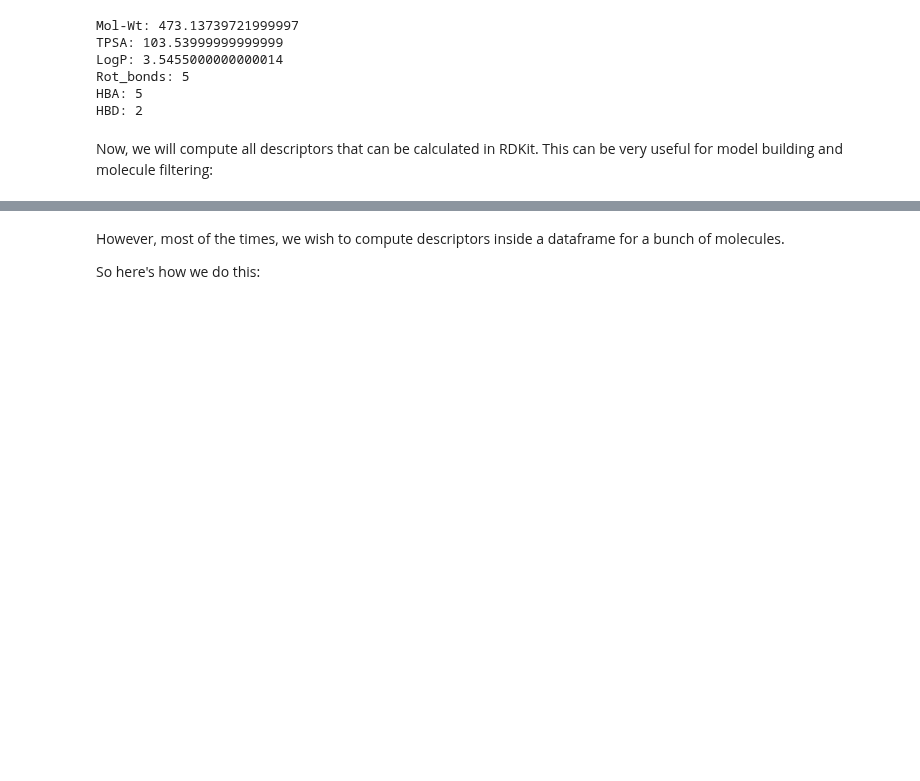
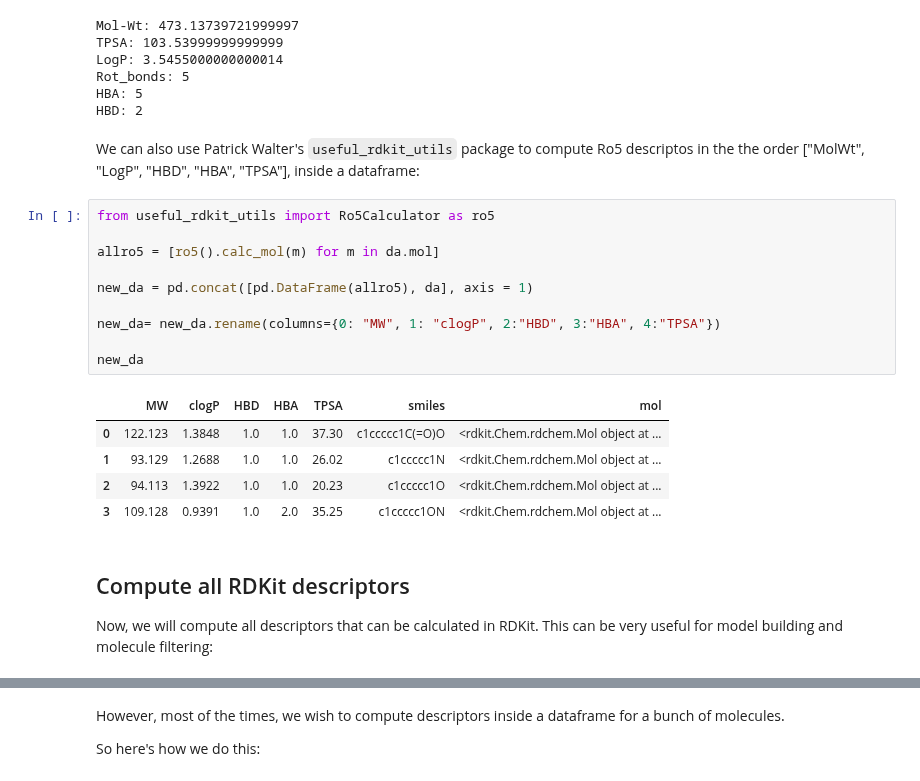
Before and after one commit to ganesh7shahane/useful_cheminformatics, a Jupyter notebook: 1_DrawMoleculesAndComputeDescriptors.ipynb, the cells around one changed output, grey strips where cells are left out. Drawn from its saved outputs; the diff is of its cells as text; blank space fills up the shorter version.

````diff
--- a/1_DrawMoleculesAndComputeDescriptors.ipynb
+++ b/1_DrawMoleculesAndComputeDescriptors.ipynb
@@ -74,7 +82,27 @@ LogP: 3.5455000000000014
 Rot_bonds: 5
 HBA: 5
 HBD: 2
+# %% [markdown]
+We can also use Patrick Walter's ```useful_rdkit_utils``` package to compute Ro5 descriptos in the the order ["MolWt", "LogP", "HBD", "HBA", "TPSA"], inside a dataframe:
+# %%
+from useful_rdkit_utils import Ro5Calculator as ro5
+
+allro5 = [ro5().calc_mol(m) for m in da.mol]
+
+new_da = pd.concat([pd.DataFrame(allro5), da], axis = 1)
+
+new_da= new_da.rename(columns={0: "MW", 1: "clogP", 2:"HBD", 3:"HBA", 4:"TPSA"})
+
+new_da
+# %% [output]
+|  | MW | clogP | HBD | HBA | TPSA | smiles | mol |
+| 0 | 122.123 | 1.3848 | 1.0 | 1.0 | 37.30 | c1ccccc1C(=O)O | <rdkit.Chem.rdchem.Mol object at ... |
+| 1 | 93.129 | 1.2688 | 1.0 | 1.0 | 26.02 | c1ccccc1N | <rdkit.Chem.rdchem.Mol object at ... |
+| 2 | 94.113 | 1.3922 | 1.0 | 1.0 | 20.23 | c1ccccc1O | <rdkit.Chem.rdchem.Mol object at ... |
+| 3 | 109.128 | 0.9391 | 1.0 | 2.0 | 35.25 | c1ccccc1ON | <rdkit.Chem.rdchem.Mol object at ... |
 # %% [markdown]
+## Compute all RDKit descriptors
+
 Now, we will compute all descriptors that can be calculated in RDKit. This can be very useful for model building and molecule filtering:
 # %%
 descrs = Descriptors.CalcMolDescriptors(x1)
````
Also changed, not shown: parts of 15 cells of this notebook.
